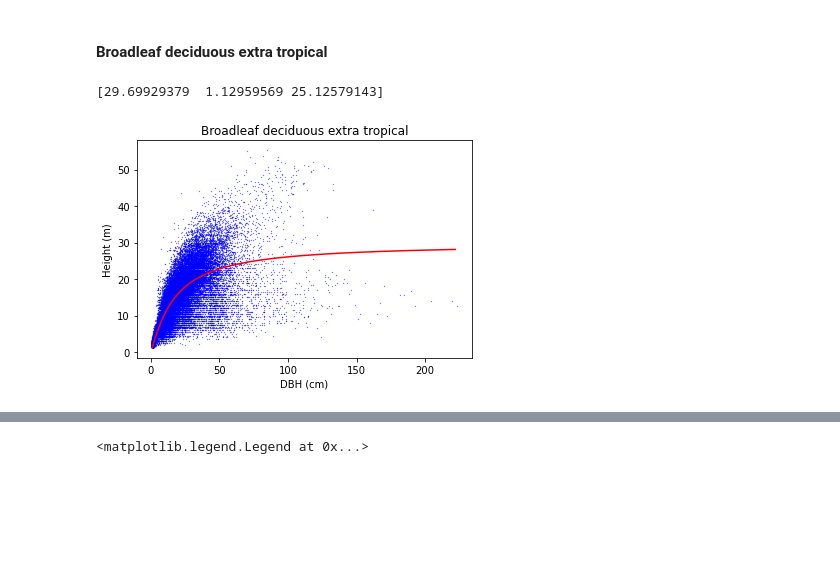
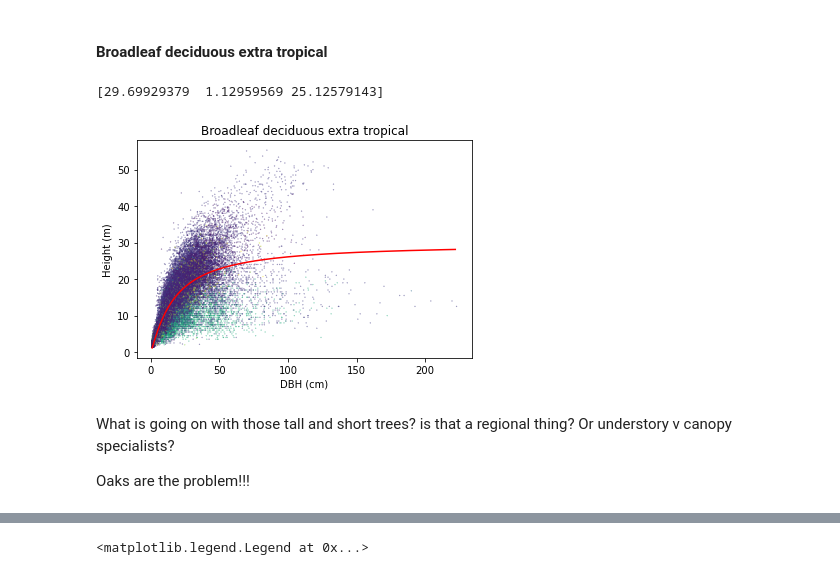
Before and after one commit to JessicaNeedham/FATES-plotting-scripts, a Jupyter notebook: v2_Tallo_analysis_global.ipynb, the cells around one changed output, grey strips where cells are left out. Cells and saved outputs as stored; diff of their text form; code cells hidden in the pictures; blank space fills up the shorter version.

Commit message:
colour  code plots by  species

```diff
--- a/v2_Tallo_analysis_global.ipynb
+++ b/v2_Tallo_analysis_global.ipynb
@@ -558,24 +567,28 @@ print(height_ps_bleex)
 # %%
 # Broadleaf deciduous extra tropical
 bldex = df_tallo[df_tallo.PFT_tallo=='broadleaf_deciduous_extratrop']
 bldex =  bldex.dropna(subset=['height', 'dbh'])
 # remove outliers
 bldex = bldex[bldex['height_outlier'] == 'N']
 
 height_ps_bldex, height_cov_bldex = curve_fit(f=d2hmc, xdata=np.array(bldex['dbh']), ydata=np.array(bldex['height']),
                                            p0=initial_guess)
 
 dbh_bldex = np.arange(1,bldex['dbh'].max(),1)
 
 bldex_curve = [d2hmc(d, height_ps_bldex[0], height_ps_bldex[1], height_ps_bldex[2])  for  d  in dbh_bldex]
 
-plt.scatter(bldex.dbh, bldex.height, s=0.05, color='blue')
+plt.scatter(bldex.dbh, bldex.height, s=0.05, c=pd.factorize(bldex['species'])[0])
 plt.plot(dbh_bldex, bldex_curve, color='red')
 plt.xlabel('DBH (cm)')
 plt.ylabel('Height (m)')
 plt.title('Broadleaf deciduous extra tropical')
 
 print(height_ps_bldex)
 # %% [output]
 [29.69929379  1.12959569 25.12579143]
-[figure, old version]
+[figure, new version]
+# %% [markdown]
+What is going on with those tall and short trees? is that a regional thing? Or understory v canopy specialists?
+
+Oaks are the problem!!!
```
Also changed, not shown: parts of 13 cells of this notebook.
